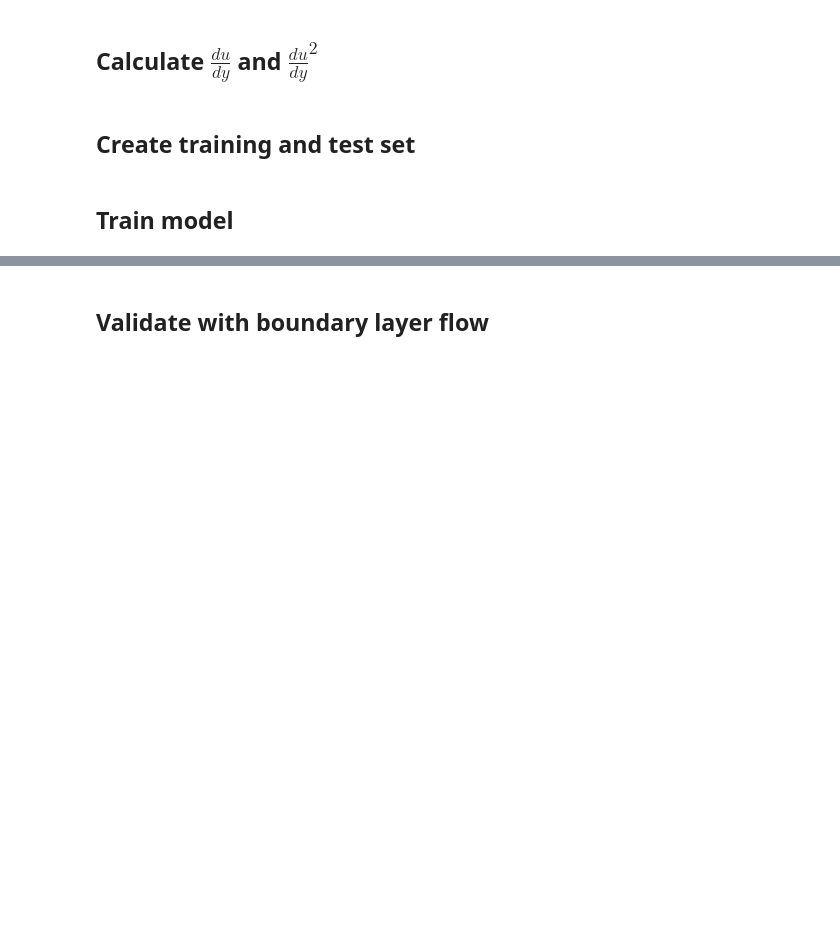
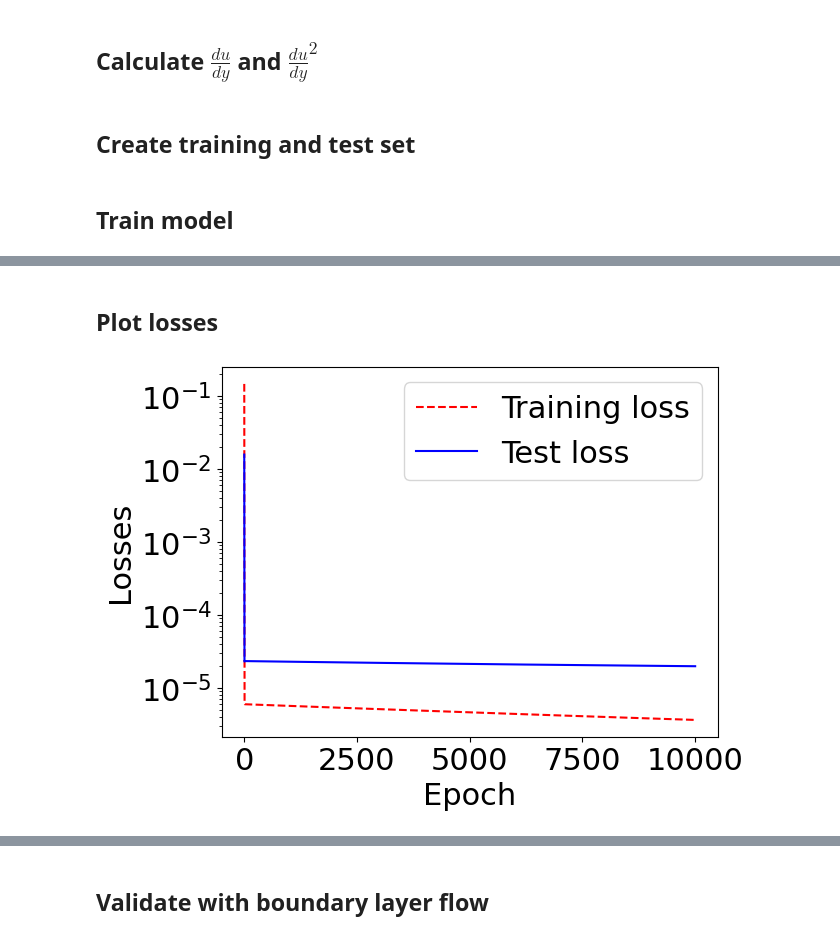
Before and after one commit to kne911/turbML, a Jupyter notebook: Scripts/Assignment2a.ipynb, the cells around one changed output, grey strips where cells are left out. Drawn from its saved outputs; the diff is of its cells as text; code cells hidden in the pictures; blank space fills up the shorter version.

```diff
--- a/Scripts/Assignment2a.ipynb
+++ b/Scripts/Assignment2a.ipynb
@@ -100,10 +101,10 @@ scaler_yplus = MinMaxScaler()
 scaler_visc = MinMaxScaler()
 
 X=np.zeros((len(dudy_DNS),3))
-X[:,2] = scaler_dudy2.fit_transform(dudy_squared_DNS_scaled)[:,0]
-#X[:,2] = scaler_dudy.fit_transform(dudy_DNS_inv_scaled)[:,0]
-X[:,0] = scaler_yplus.fit_transform(yplus_DNS_scaled)[:,0]
-X[:,1] = scaler_visc.fit_transform(viscous_scaled)[:,0]
+X[:,0] = scaler_dudy2.fit_transform(dudy_squared_DNS_scaled)[:,0]
+X[:,1] = scaler_dudy.fit_transform(dudy_DNS_inv_scaled)[:,0]
+#X[:,1] = scaler_yplus.fit_transform(yplus_DNS_scaled)[:,0]
+X[:,2] = scaler_visc.fit_transform(viscous_scaled)[:,0]
 # %% [markdown]
 ## Create training and test set
 # %%
@@ -188,47 +189,43 @@ def test_loop(dataloader, model, loss_fn):
     size1 = size
     num_batches = len(dataloader)
     test_loss = 0
-    print('in test_loop: len(dataloader)',len(dataloader))
-
     with torch.no_grad():
         for X, y in dataloader:
             pred = model(X)
             test_loss += loss_fn(pred, y).item()
-#transform from tensor to numpy
             pred_numpy = pred.detach().numpy()
-
     test_loss /= num_batches
-
-    print(f"Avg loss: {test_loss:>.2e} \n")
-
     return test_loss
 
 start_time = time.time()
 
 # Instantiate a neural network
-model = nn_turbML(100)
+model = nn_turbML(50)
 
 # Initialize the loss function
 loss_fn = nn.MSELoss()
 # Set up hyperparameters
-learning_rate = 1e-1
-max_epochs = 1000
-lambda_l1 = 0.005
+learning_rate = 0.5e-1
+max_epochs = 10000
+lambda_l1 = 0.0
 prev_loss = float('inf')
 
 optimizer = torch.optim.SGD(model.parameters(), lr=learning_rate)
 
+trainingloss_values = []
+testloss_values = []
 for epoch in range(max_epochs):
     loss = optimizer.step(closure)  # Optimize model parameters
+    testloss = test_loop(test_loader, model, loss_fn)
+    testloss_values.append(testloss)
 
     # Print the loss every 10th epoch
     if (epoch + 1) % 10 == 0:
-        print(f"Epoch [{epoch+1}/{max_epochs}], Loss: {closure().item():.4f}")
+        print(f"Epoch [{epoch+1}/{max_epochs}], Training loss: {loss:.7f}, Test loss: {testloss:.7f}")
 
     loss_change = prev_loss - loss.item()
     prev_loss = loss.item()
-
-#test_loss = test_loop(test_loader, neural_net, loss_fn)
+    trainingloss_values.append(prev_loss)
 
 
 preds = model(X_test_tensor)
@@ -237,9 +234,6 @@ print(f"{'time ML: '}{time.time()-start_time:.2e}")
 
 #transform from tensor to numpy
 c_NN = preds.detach().numpy()
-
-c_NN_old = c_NN
-
 c0=c_NN[:,0]
 c2=c_NN[:,1]
 
@@ -268,0 +263,11 @@ c2_error_std:  0.0070122288787090896
+# %% [markdown]
+## Plot losses
+# %%
+plt.semilogy(trainingloss_values, 'r--', label='Training loss')
+plt.semilogy(testloss_values, 'b', label='Test loss')
+plt.legend()
+plt.xlabel('Epoch')
+plt.ylabel('Losses')
+plt.show()
+# %% [output]
+[figure, added]
```
Also changed, not shown: parts of 7 cells of this notebook.
